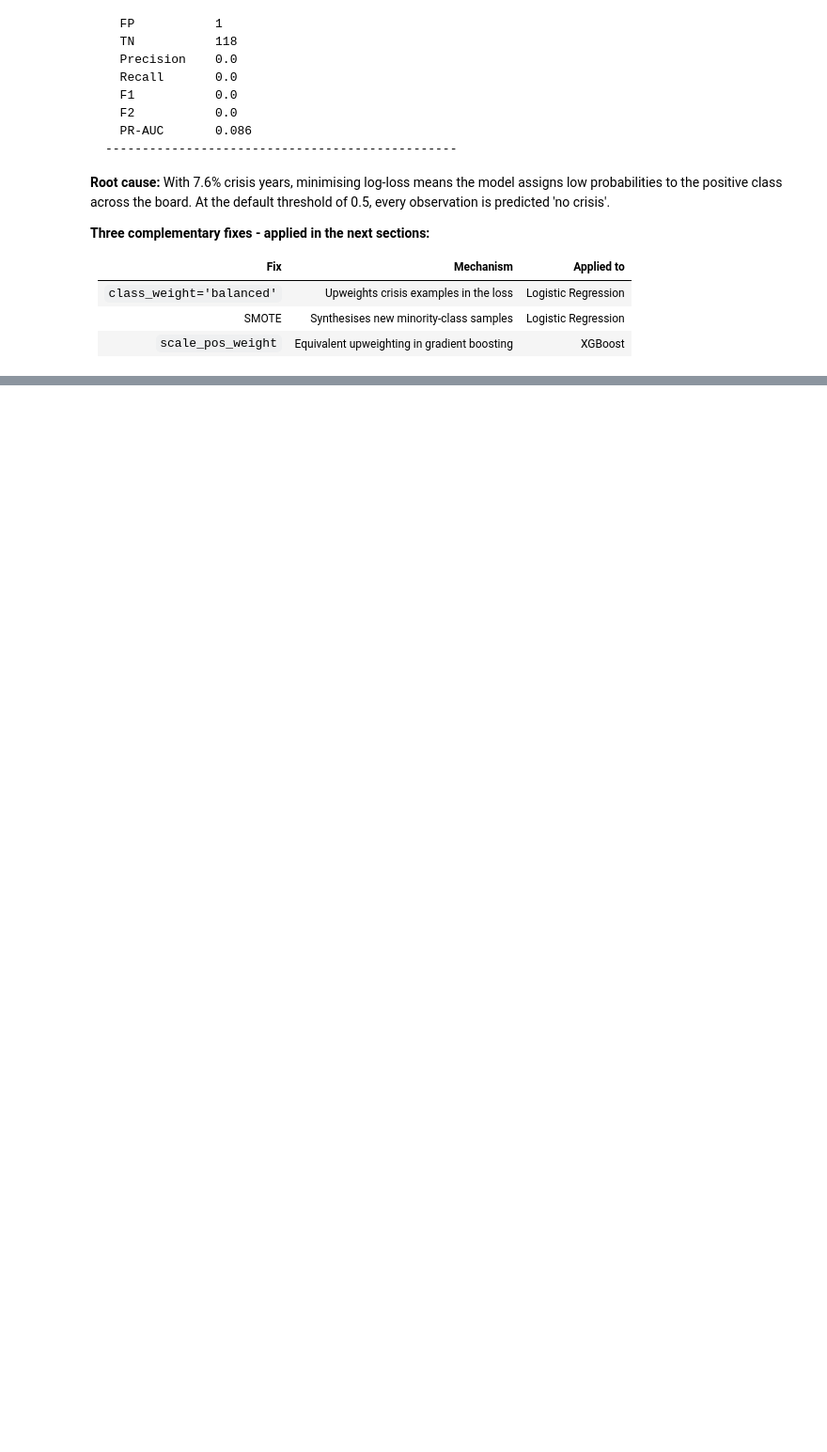
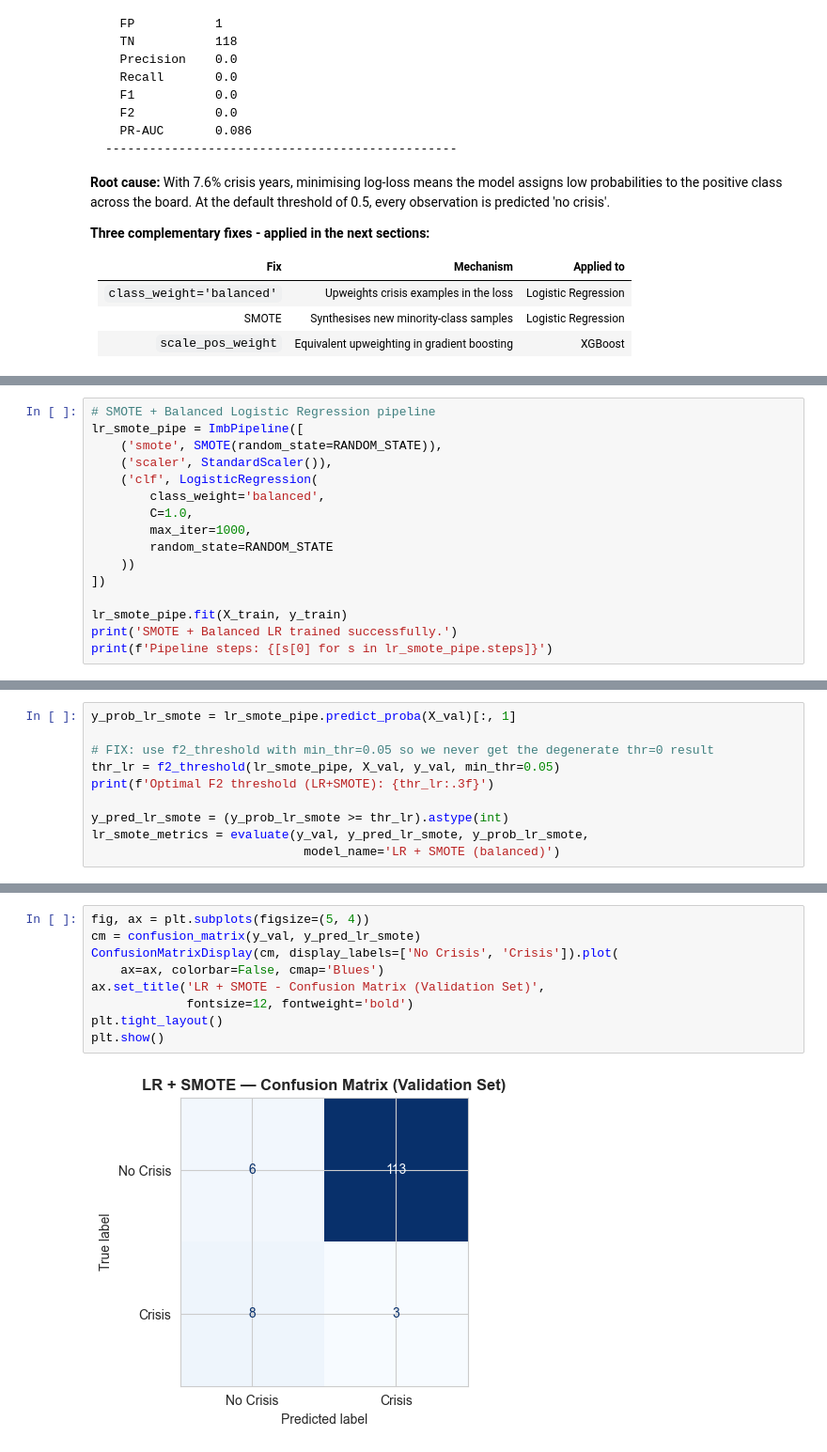
Before and after one commit to yevqlzw/African_Crisis_Prediction, a Jupyter notebook: notebooks/03_model_training_evaluation.ipynb, the cells around one changed output, grey strips where cells are left out. Shown at 94% size. Drawn from its saved outputs; the diff is of its cells as text; blank space fills up the shorter version.

```diff
--- a/notebooks/03_model_training_evaluation.ipynb
+++ b/notebooks/03_model_training_evaluation.ipynb
@@ -350,0 +383,16 @@ At the default threshold of 0.5, every observation is predicted 'no crisis'.
+# %%
+# SMOTE + Balanced Logistic Regression pipeline
+lr_smote_pipe = ImbPipeline([
+    ('smote', SMOTE(random_state=RANDOM_STATE)),
+    ('scaler', StandardScaler()),
+    ('clf', LogisticRegression(
+        class_weight='balanced',
+        C=1.0,
+        max_iter=1000,
+        random_state=RANDOM_STATE
+    ))
+])
+
+lr_smote_pipe.fit(X_train, y_train)
+print('SMOTE + Balanced LR trained successfully.')
+print(f'Pipeline steps: {[s[0] for s in lr_smote_pipe.steps]}')
@@ -350,0 +402,10 @@ At the default threshold of 0.5, every observation is predicted 'no crisis'.
+# %%
+y_prob_lr_smote = lr_smote_pipe.predict_proba(X_val)[:, 1]
+
+# FIX: use f2_threshold with min_thr=0.05 so we never get the degenerate thr=0 result
+thr_lr = f2_threshold(lr_smote_pipe, X_val, y_val, min_thr=0.05)
+print(f'Optimal F2 threshold (LR+SMOTE): {thr_lr:.3f}')
+
+y_pred_lr_smote = (y_prob_lr_smote >= thr_lr).astype(int)
+lr_smote_metrics = evaluate(y_val, y_pred_lr_smote, y_prob_lr_smote,
+                             model_name='LR + SMOTE (balanced)')
@@ -350,0 +428,11 @@ At the default threshold of 0.5, every observation is predicted 'no crisis'.
+# %%
+fig, ax = plt.subplots(figsize=(5, 4))
+cm = confusion_matrix(y_val, y_pred_lr_smote)
+ConfusionMatrixDisplay(cm, display_labels=['No Crisis', 'Crisis']).plot(
+    ax=ax, colorbar=False, cmap='Blues')
+ax.set_title('LR + SMOTE - Confusion Matrix (Validation Set)',
+             fontsize=12, fontweight='bold')
+plt.tight_layout()
+plt.show()
+# %% [output]
+[figure, added]
```
Also changed, not shown: parts of 19 cells of this notebook.
